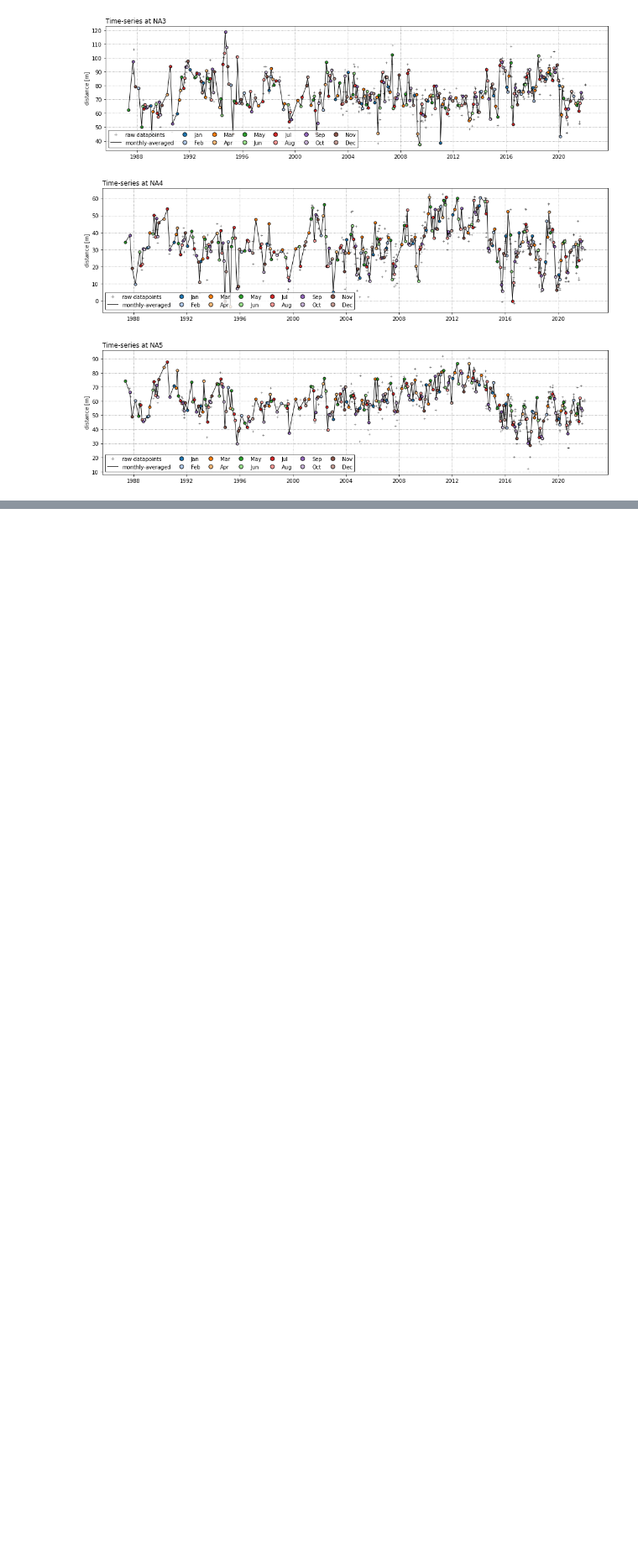
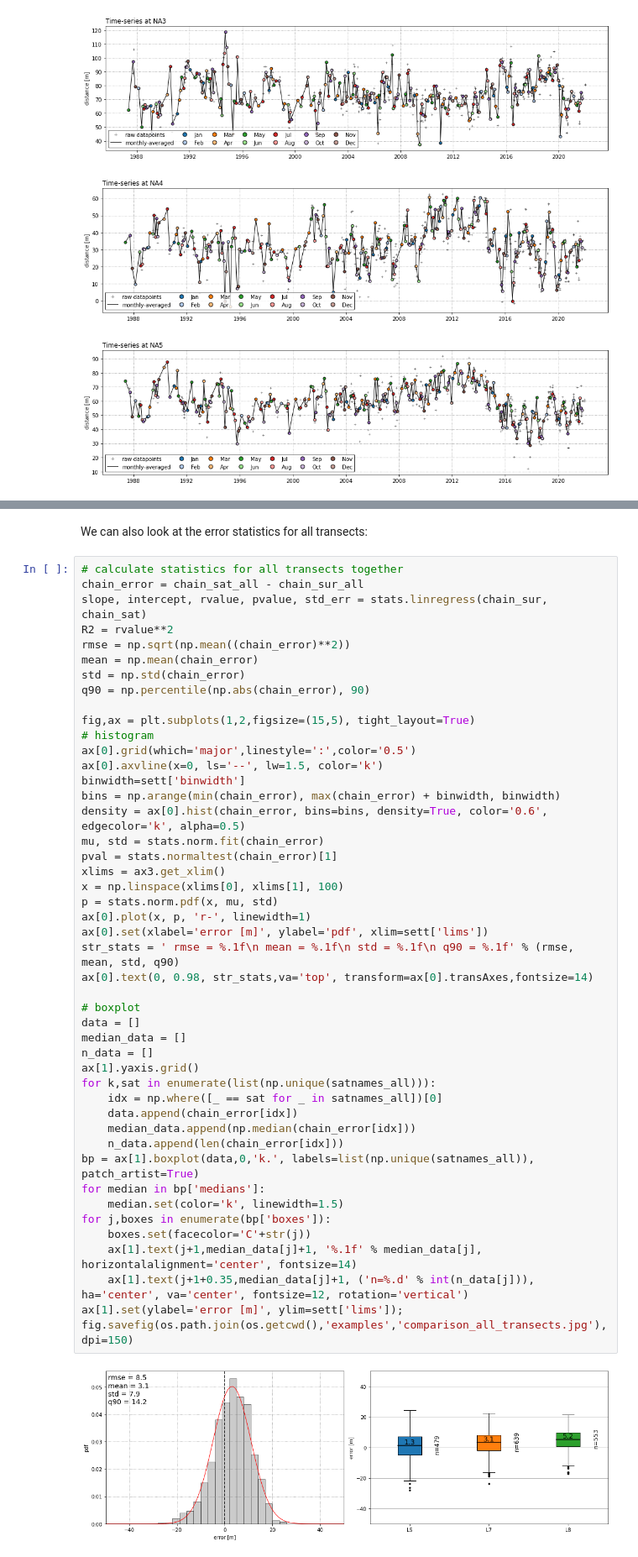
Before and after one commit to kvos/CoastSat, a Jupyter notebook: example_jupyter.ipynb, the cells around one changed output, grey strips where cells are left out. Shown at 84% size. Drawn from its saved outputs; the diff is of its cells as text; blank space fills up the shorter version.

```diff
--- a/example_jupyter.ipynb
+++ b/example_jupyter.ipynb
@@ -532,0 +738,50 @@ for key in cross_distance.keys():
+# %% [markdown]
+We can also look at the error statistics for all transects:
+# %%
+# calculate statistics for all transects together
+chain_error = chain_sat_all - chain_sur_all
+slope, intercept, rvalue, pvalue, std_err = stats.linregress(chain_sur, chain_sat)
+R2 = rvalue**2
+rmse = np.sqrt(np.mean((chain_error)**2))
+mean = np.mean(chain_error)
+std = np.std(chain_error)
+q90 = np.percentile(np.abs(chain_error), 90)
+
+fig,ax = plt.subplots(1,2,figsize=(15,5), tight_layout=True)
+# histogram
+ax[0].grid(which='major',linestyle=':',color='0.5')
+ax[0].axvline(x=0, ls='--', lw=1.5, color='k')
+binwidth=sett['binwidth']
+bins = np.arange(min(chain_error), max(chain_error) + binwidth, binwidth)
+density = ax[0].hist(chain_error, bins=bins, density=True, color='0.6', edgecolor='k', alpha=0.5)
+mu, std = stats.norm.fit(chain_error)
+pval = stats.normaltest(chain_error)[1]
+xlims = ax3.get_xlim()
+x = np.linspace(xlims[0], xlims[1], 100)
+p = stats.norm.pdf(x, mu, std)
+ax[0].plot(x, p, 'r-', linewidth=1)
+ax[0].set(xlabel='error [m]', ylabel='pdf', xlim=sett['lims'])
+str_stats = ' rmse = %.1f\n mean = %.1f\n std = %.1f\n q90 = %.1f' % (rmse, mean, std, q90)
+ax[0].text(0, 0.98, str_stats,va='top', transform=ax[0].transAxes,fontsize=14)
+
+# boxplot
+data = []
+median_data = []
+n_data = []
+ax[1].yaxis.grid()
+for k,sat in enumerate(list(np.unique(satnames_all))):
+    idx = np.where([_ == sat for _ in satnames_all])[0]
+    data.append(chain_error[idx])
+    median_data.append(np.median(chain_error[idx]))
+    n_data.append(len(chain_error[idx]))
+bp = ax[1].boxplot(data,0,'k.', labels=list(np.unique(satnames_all)), patch_artist=True)
+for median in bp['medians']:
+    median.set(color='k', linewidth=1.5)
+for j,boxes in enumerate(bp['boxes']):
+    boxes.set(facecolor='C'+str(j))
+    ax[1].text(j+1,median_data[j]+1, '%.1f' % median_data[j], horizontalalignment='center', fontsize=14)
+    ax[1].text(j+1+0.35,median_data[j]+1, ('n=%.d' % int(n_data[j])), ha='center', va='center', fontsize=12, rotation='vertical')
+ax[1].set(ylabel='error [m]', ylim=sett['lims']);
+fig.savefig(os.path.join(os.getcwd(),'examples','comparison_all_transects.jpg'), dpi=150)
+# %% [output]
+[figure, added]
```
Also changed, not shown: parts of 4 cells of this notebook, 2 other files.
